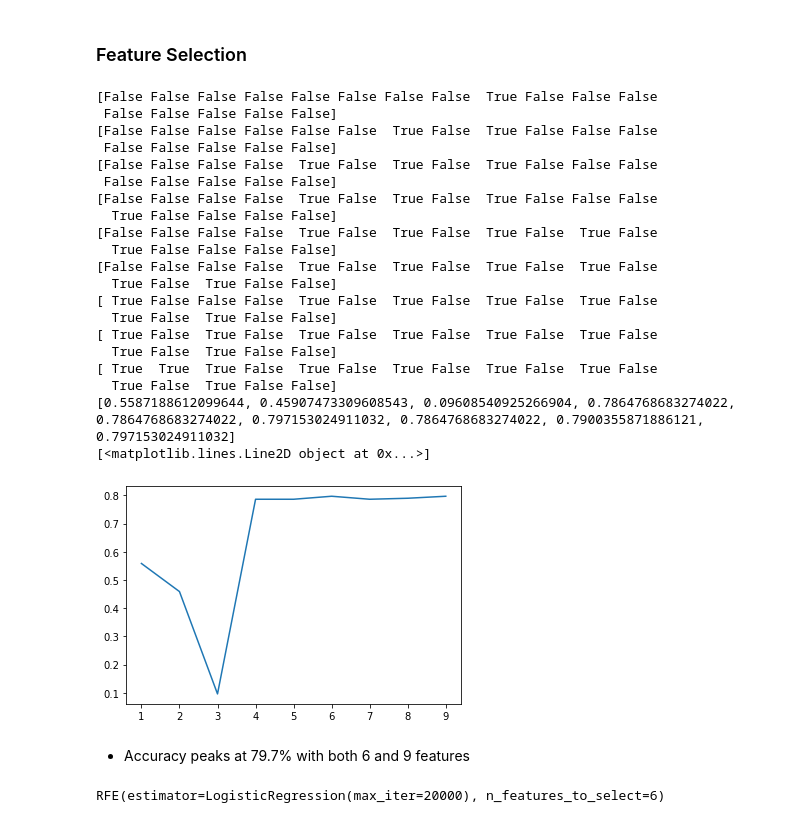
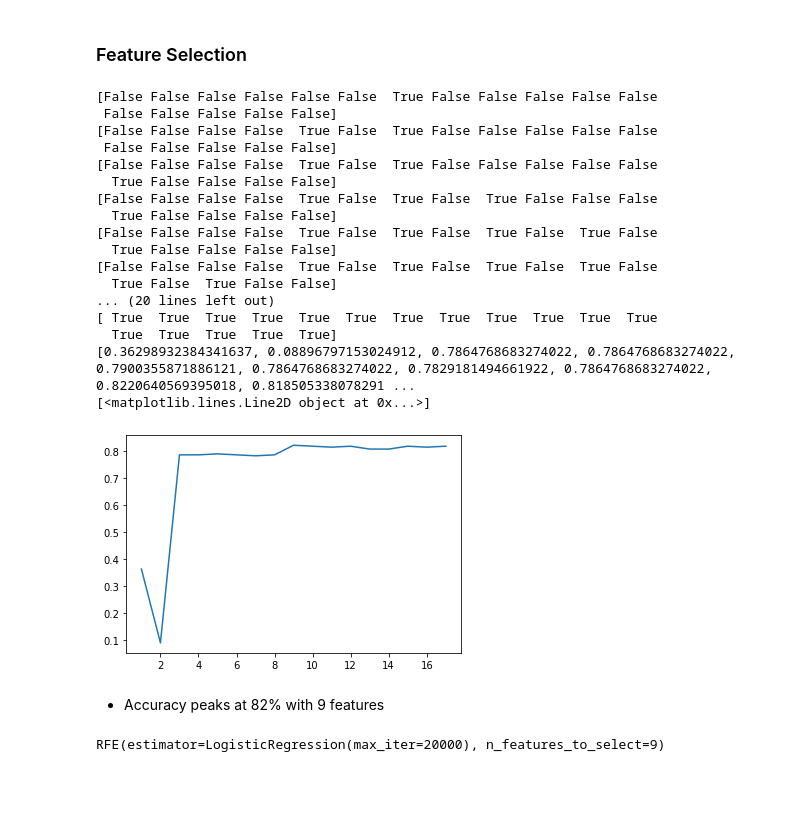
Before and after one commit to camelCaseStyle/DataScienceProject, a Jupyter notebook: Models.ipynb, the cells around one changed output. Cells and saved outputs as stored; diff of their text form; code cells hidden in the pictures; blank space fills up the shorter version.

```diff
--- a/Models.ipynb
+++ b/Models.ipynb
@@ -306,47 +306,44 @@ Accuracy score on testing set:  0.8149466192170819
 ### Feature Selection
 # %%
 score = []
-for i in range (1, 10):
+for i in range (1, 18):
     model = LogisticRegression(max_iter=20000)
     rfe = RFE(estimator=model, n_features_to_select=i, step=1)
     rfe.fit(X_train, y_train)
     y_rfe_pred = rfe.predict(X_test)
     print(rfe.support_)
     score.append(accuracy_score(y_test, y_rfe_pred))
 
 print(score)
-x=range(1, 10)
+x=range(1, 18)
 print(plt.plot(x, score))
 # %% [output]
-[False False False False False False False False  True False False False
+[False False False False False False  True False False False False False
  False False False False False]
-[False False False False False False  True False  True False False False
+[False False False False  True False  True False False False False False
  False False False False False]
-[False False False False  True False  True False  True False False False
- False False False False False]
+[False False False False  True False  True False False False False False
+  True False False False False]
 [False False False False  True False  True False  True False False False
   True False False False False]
 [False False False False  True False  True False  True False  True False
   True False False False False]
 [False False False False  True False  True False  True False  True False
   True False  True False False]
-[ True False False False  True False  True False  True False  True False
-  True False  True False False]
-[ True False  True False  True False  True False  True False  True False
-  True False  True False False]
-[ True  True  True False  True False  True False  True False  True False
-  True False  True False False]
-[0.5587188612099644, 0.45907473309608543, 0.09608540925266904, 0.7864768683274022, 0.7864768683274022, 0.797153024911032, 0.7864768683274022, 0.7900355871886121, 0.797153024911032]
+... (20 lines left out)
+[ True  True  True  True  True  True  True  True  True  True  True  True
+  True  True  True  True  True]
+[0.36298932384341637, 0.08896797153024912, 0.7864768683274022, 0.7864768683274022, 0.7900355871886121, 0.7864768683274022, 0.7829181494661922, 0.7864768683274022, 0.8220640569395018, 0.818505338078291 ...
 [<matplotlib.lines.Line2D object at 0x...>]
-[figure, old version]
+[figure, new version]
 # %% [markdown]
-- Accuracy peaks at 79.7% with both 6 and 9 features
+- Accuracy peaks at 82% with 9 features
 # %%
 model = LogisticRegression(max_iter=20000)
-rfe = RFE(estimator=model, n_features_to_select=6, step=1)
+rfe = RFE(estimator=model, n_features_to_select=9, step=1)
 rfe.fit(X_train, y_train)
 # %% [output]
-RFE(estimator=LogisticRegression(max_iter=20000), n_features_to_select=6)
+RFE(estimator=LogisticRegression(max_iter=20000), n_features_to_select=9)
 # %%
 rfe_pred = rfe.predict(X_test)
 print("Accuracy Score: ", accuracy_score(y_test, rfe_pred))
```
Also changed, not shown: parts of 7 cells of this notebook.
